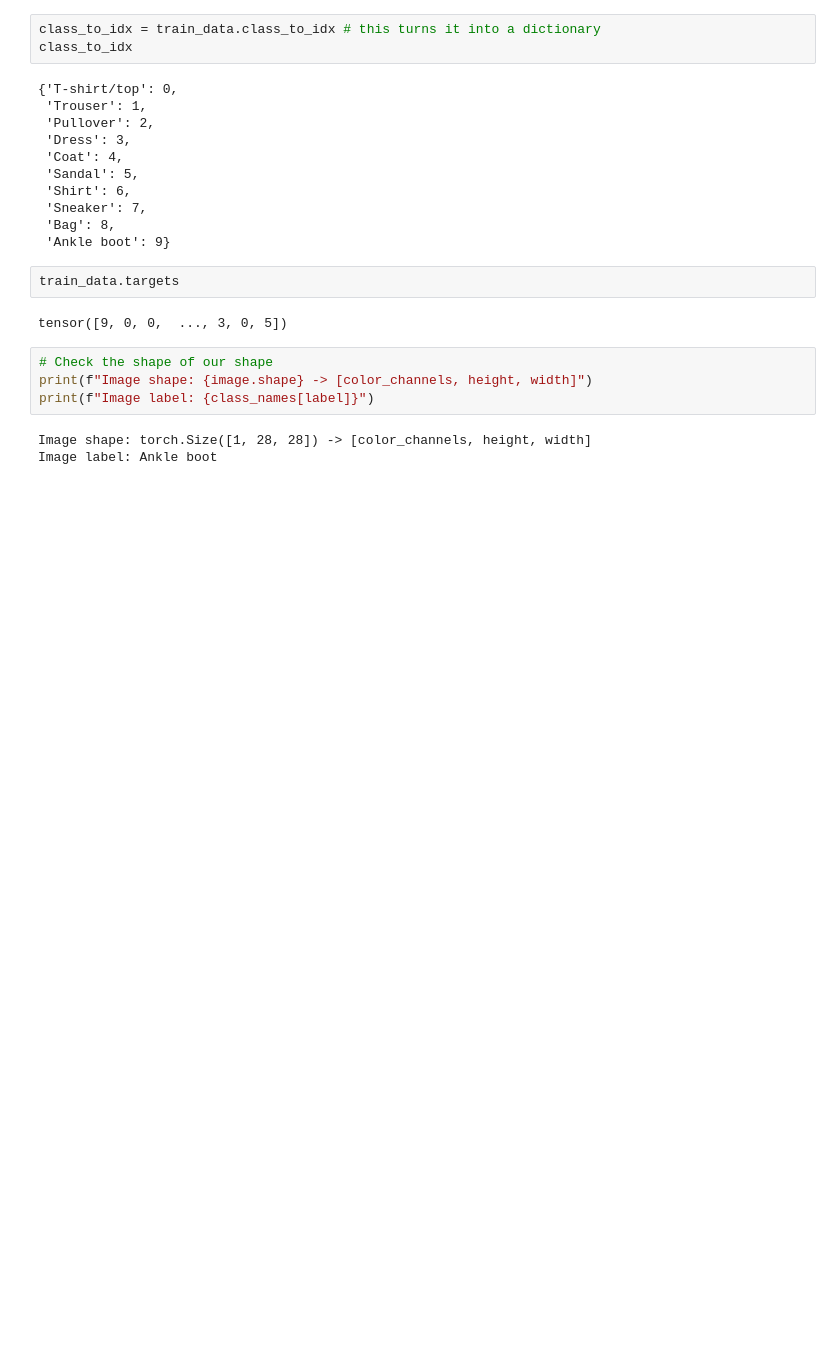
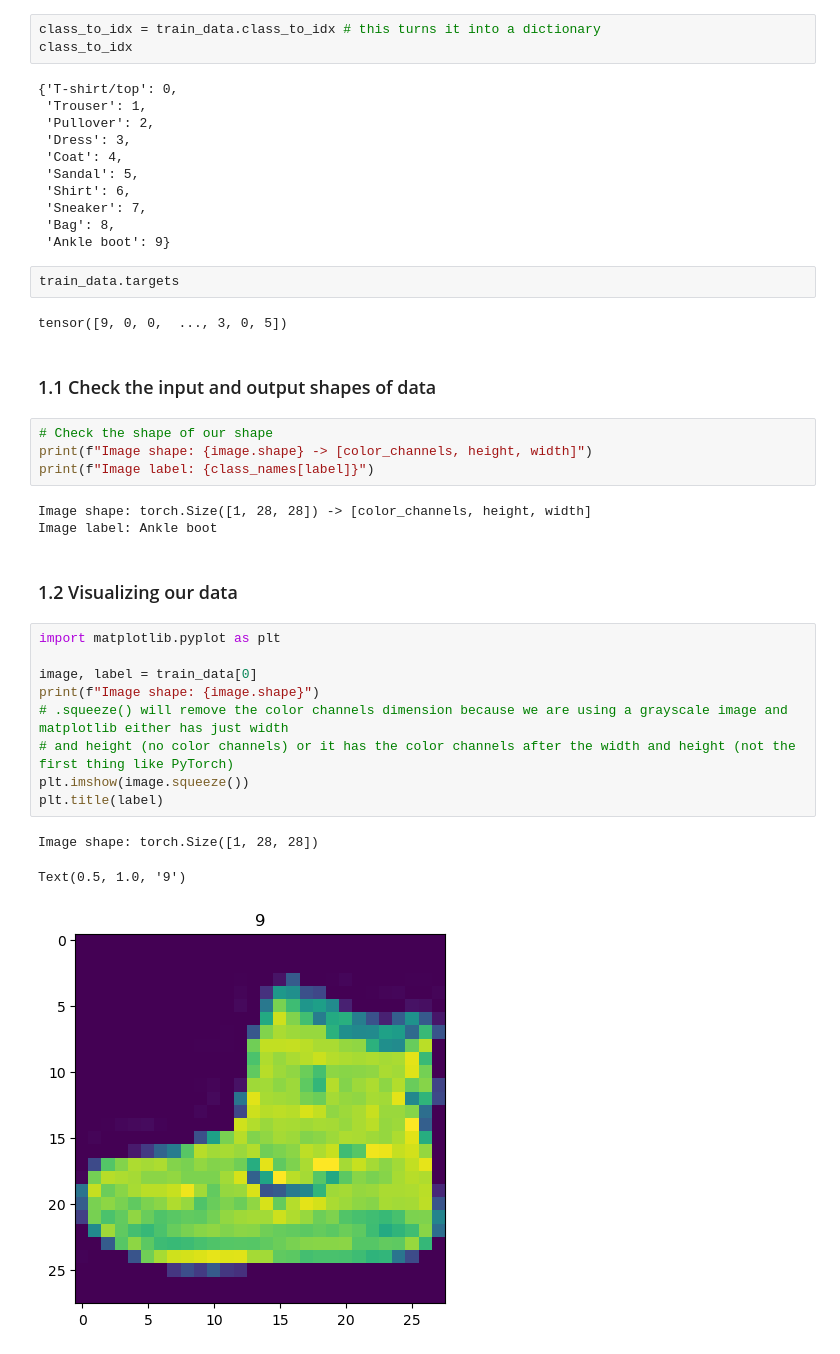
Before and after one commit to Github11200/Notes, a Jupyter notebook: PyTorch/03_pytorch_computer_vision.ipynb, the cells around one changed output. Cells and saved outputs as stored; diff of their text form; blank space fills up the shorter version.

Commit message:
did some more PyTorch stuff today

```diff
--- a/PyTorch/03_pytorch_computer_vision.ipynb
+++ b/PyTorch/03_pytorch_computer_vision.ipynb
@@ -129,6 +113,8 @@ class_to_idx
 train_data.targets
 # %% [output]
 tensor([9, 0, 0,  ..., 3, 0, 5])
+# %% [markdown]
+### 1.1 Check the input and output shapes of data
 # %%
 # Check the shape of our shape
 print(f"Image shape: {image.shape} -> [color_channels, height, width]")
@@ -136,3 +122,18 @@ print(f"Image label: {class_names[label]}")
 # %% [output]
 Image shape: torch.Size([1, 28, 28]) -> [color_channels, height, width]
 Image label: Ankle boot
+# %% [markdown]
+### 1.2 Visualizing our data
+# %%
+import matplotlib.pyplot as plt
+
+image, label = train_data[0]
+print(f"Image shape: {image.shape}")
+# .squeeze() will remove the color channels dimension because we are using a grayscale image and matplotlib either has just width
+# and height (no color channels) or it has the color channels after the width and height (not the first thing like PyTorch)
+plt.imshow(image.squeeze())
+plt.title(label)
+# %% [output]
+Image shape: torch.Size([1, 28, 28])
+Text(0.5, 1.0, '9')
+[figure, added]
```
Also changed, not shown: parts of 9 cells of this notebook.
